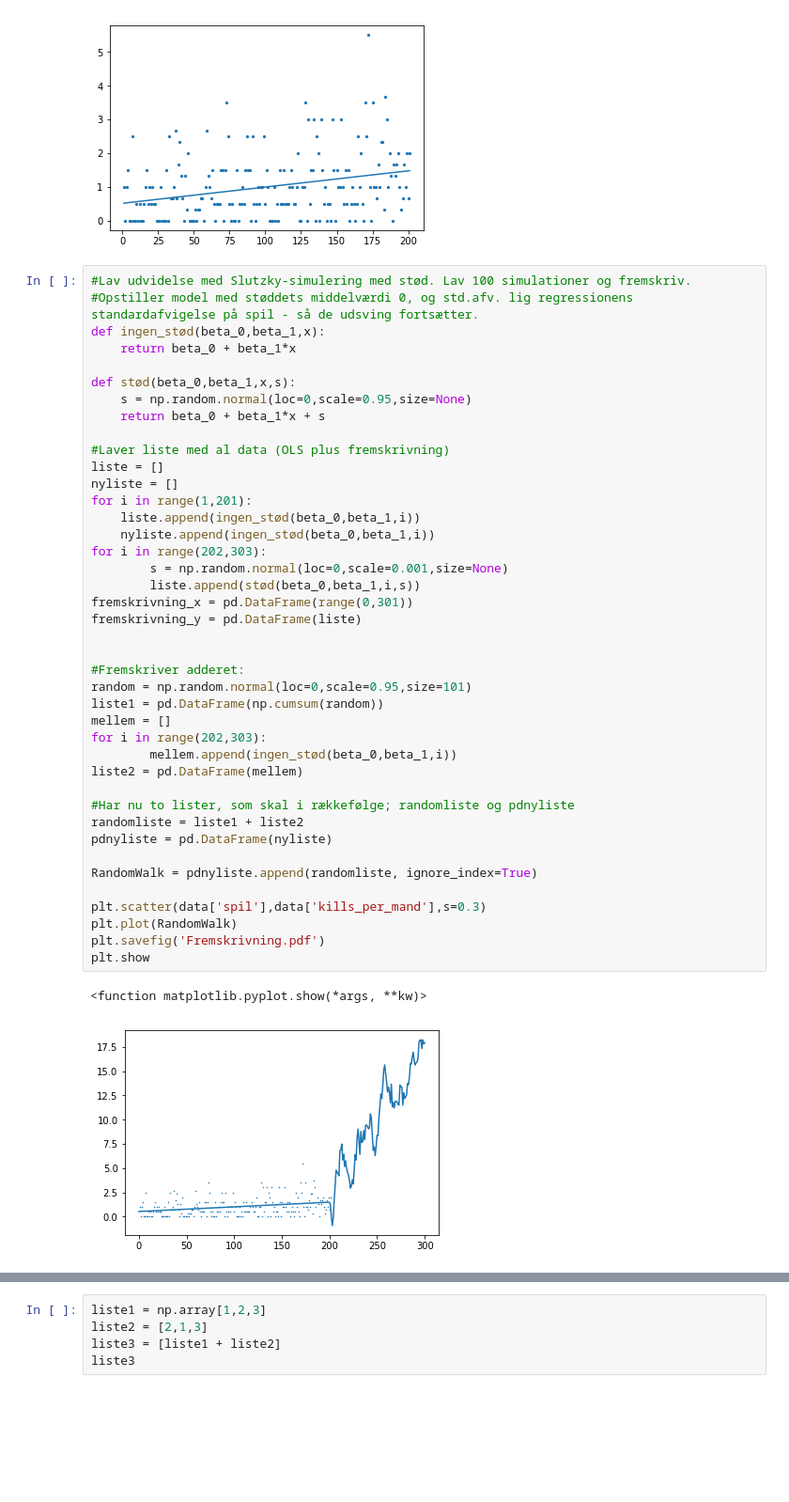
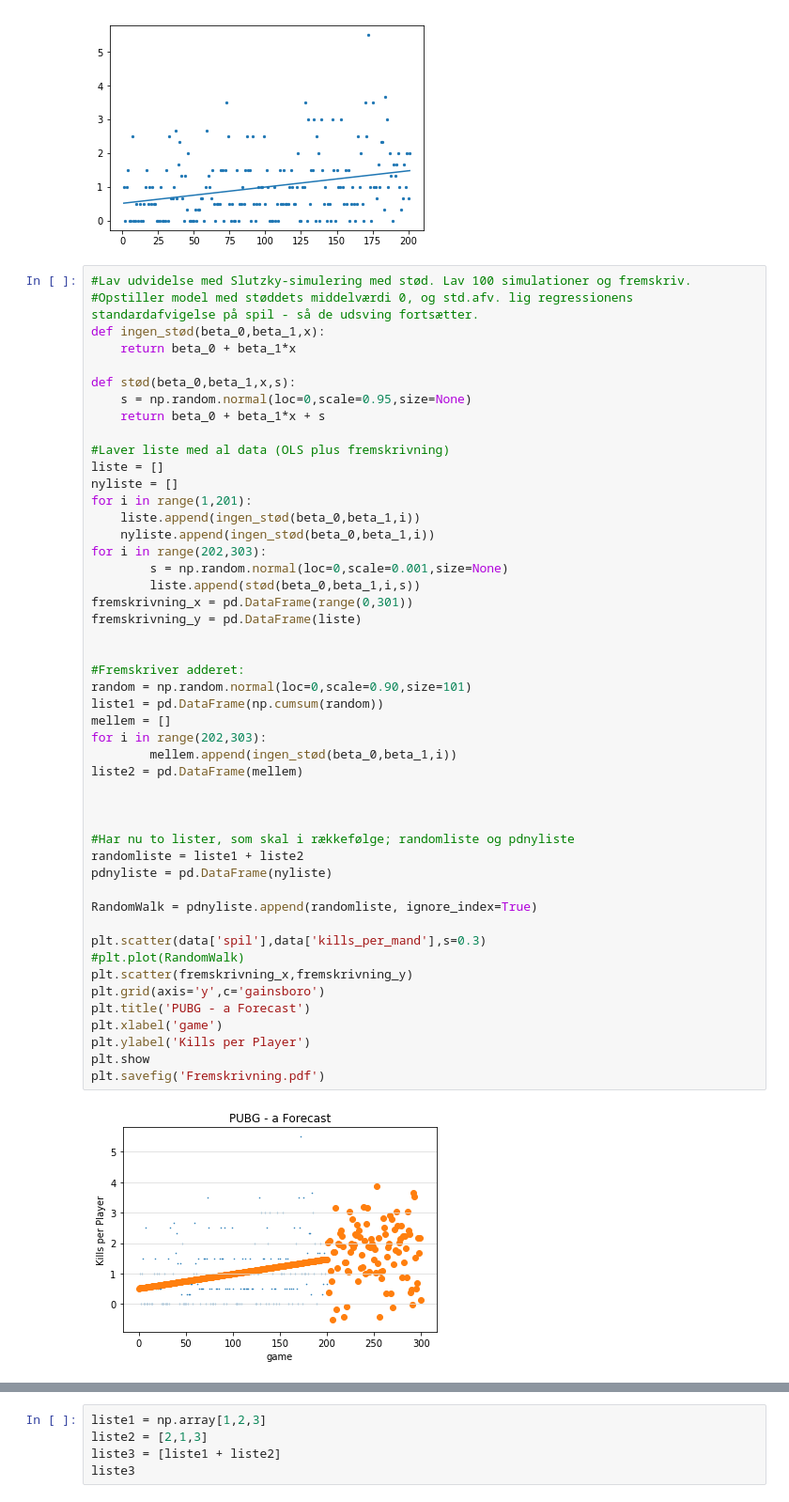
Before and after one commit to Holger-Harmsen/Harmsen_Repo, a Jupyter notebook: PUBG/Analysis.ipynb, the cells around one changed output, grey strips where cells are left out. Shown at 94% size. Cells and saved outputs as stored; diff of their text form; blank space fills up the shorter version.

```diff
--- a/PUBG/Analysis.ipynb
+++ b/PUBG/Analysis.ipynb
@@ -152,38 +152,44 @@ def stød(beta_0,beta_1,x,s):
 
 #Laver liste med al data (OLS plus fremskrivning)
 liste = []
 nyliste = []
 for i in range(1,201):
     liste.append(ingen_stød(beta_0,beta_1,i))
     nyliste.append(ingen_stød(beta_0,beta_1,i))
 for i in range(202,303):
         s = np.random.normal(loc=0,scale=0.001,size=None)
         liste.append(stød(beta_0,beta_1,i,s))
 fremskrivning_x = pd.DataFrame(range(0,301))
 fremskrivning_y = pd.DataFrame(liste)
 
 
 #Fremskriver adderet:
-random = np.random.normal(loc=0,scale=0.95,size=101)
+random = np.random.normal(loc=0,scale=0.90,size=101)
 liste1 = pd.DataFrame(np.cumsum(random))
 mellem = []
 for i in range(202,303):
         mellem.append(ingen_stød(beta_0,beta_1,i))
 liste2 = pd.DataFrame(mellem)
+
+
 
 #Har nu to lister, som skal i rækkefølge; randomliste og pdnyliste
 randomliste = liste1 + liste2
 pdnyliste = pd.DataFrame(nyliste)
 
 RandomWalk = pdnyliste.append(randomliste, ignore_index=True)
 
 plt.scatter(data['spil'],data['kills_per_mand'],s=0.3)
-plt.plot(RandomWalk)
+#plt.plot(RandomWalk)
+plt.scatter(fremskrivning_x,fremskrivning_y)
+plt.grid(axis='y',c='gainsboro')
+plt.title('PUBG - a Forecast')
+plt.xlabel('game')
+plt.ylabel('Kills per Player')
+plt.show
 plt.savefig('Fremskrivning.pdf')
-plt.show
 # %% [output]
-<function matplotlib.pyplot.show(*args, **kw)>
-[figure, old version]
+[figure, new version]
 # %%
 from matplotlib.lines import Line2D
 import matplotlib.patches as mpatches
```
Also changed, not shown: parts of 1 cell of this notebook, 4 other files.
